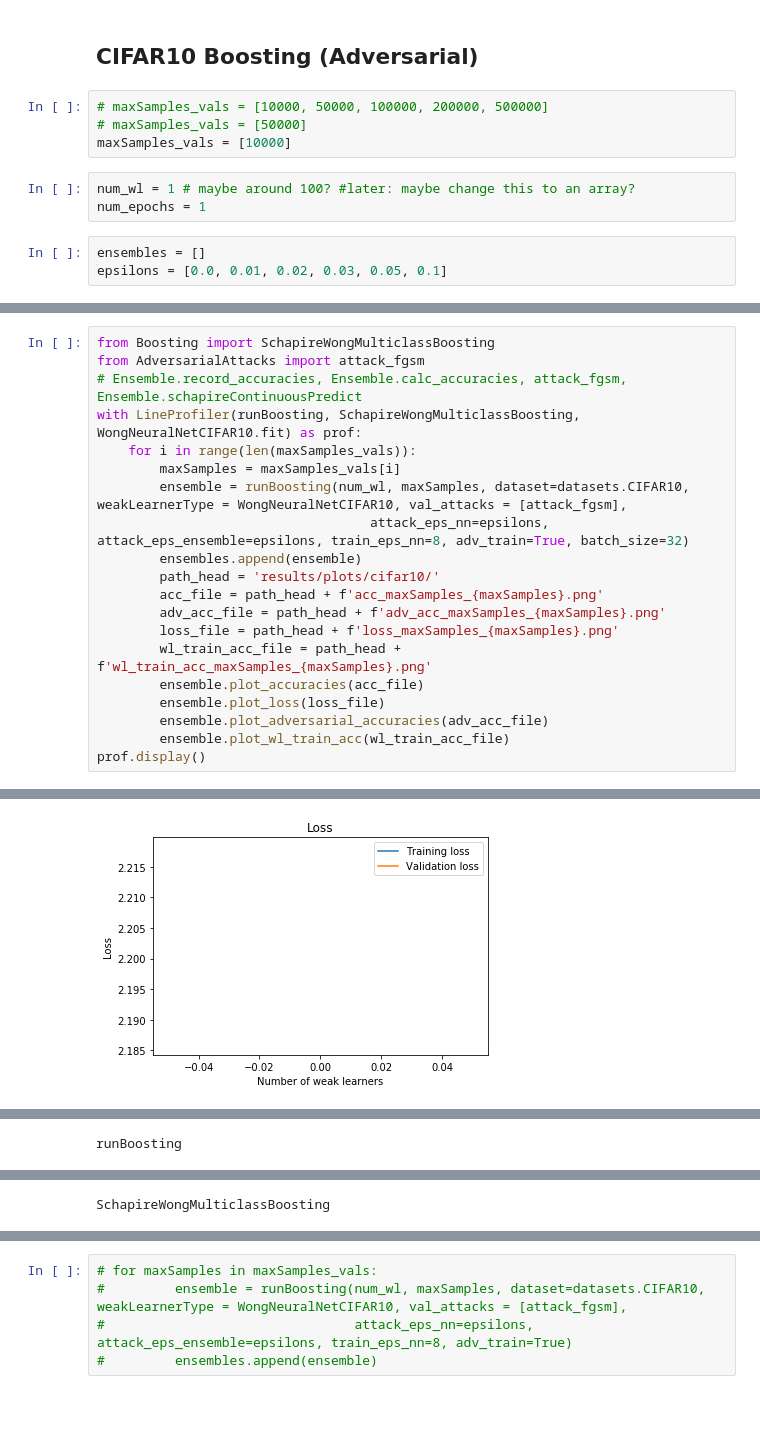
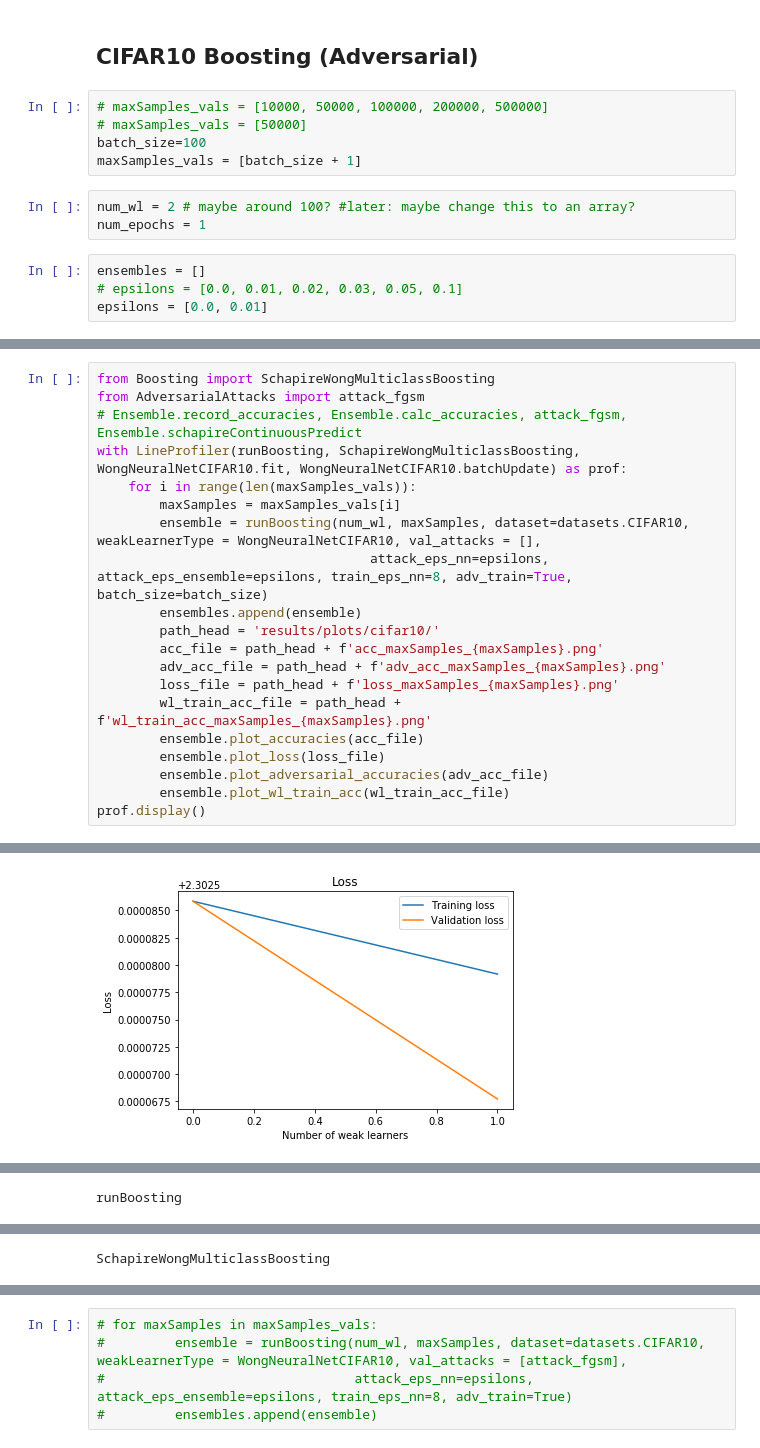
Before and after one commit to MLTheoryGT/AdversarialBoostingNeuralNets, a Jupyter notebook: CIFARAdversarial.ipynb, the cells around one changed output, grey strips where cells are left out. Drawn from its saved outputs; the diff is of its cells as text; blank space fills up the shorter version.

```diff
--- a/CIFARAdversarial.ipynb
+++ b/CIFARAdversarial.ipynb
@@ -38,10 +38,12 @@ cuda = torch.device('cuda:0')
 # %%
 # maxSamples_vals = [10000, 50000, 100000, 200000, 500000]
 # maxSamples_vals = [50000]
-maxSamples_vals = [10000]
+batch_size=100
+maxSamples_vals = [batch_size + 1]
 # %%
-num_wl = 1 # maybe around 100? #later: maybe change this to an array?
+num_wl = 2 # maybe around 100? #later: maybe change this to an array?
 num_epochs = 1
 # %%
 ensembles = []
-epsilons = [0.0, 0.01, 0.02, 0.03, 0.05, 0.1]
+# epsilons = [0.0, 0.01, 0.02, 0.03, 0.05, 0.1]
+epsilons = [0.0, 0.01]
@@ -49,11 +71,11 @@ epsilons = [0.0, 0.01, 0.02, 0.03, 0.05, 0.1]
 from Boosting import SchapireWongMulticlassBoosting
 from AdversarialAttacks import attack_fgsm
 # Ensemble.record_accuracies, Ensemble.calc_accuracies, attack_fgsm, Ensemble.schapireContinuousPredict
-with LineProfiler(runBoosting, SchapireWongMulticlassBoosting, WongNeuralNetCIFAR10.fit) as prof:
+with LineProfiler(runBoosting, SchapireWongMulticlassBoosting, WongNeuralNetCIFAR10.fit, WongNeuralNetCIFAR10.batchUpdate) as prof:
     for i in range(len(maxSamples_vals)):
         maxSamples = maxSamples_vals[i]
-        ensemble = runBoosting(num_wl, maxSamples, dataset=datasets.CIFAR10, weakLearnerType = WongNeuralNetCIFAR10, val_attacks = [attack_fgsm],
-                                   attack_eps_nn=epsilons, attack_eps_ensemble=epsilons, train_eps_nn=8, adv_train=True, batch_size=32)
+        ensemble = runBoosting(num_wl, maxSamples, dataset=datasets.CIFAR10, weakLearnerType = WongNeuralNetCIFAR10, val_attacks = [],
+                                   attack_eps_nn=epsilons, attack_eps_ensemble=epsilons, train_eps_nn=8, adv_train=True, batch_size=batch_size)
         ensembles.append(ensemble)
         path_head = 'results/plots/cifar10/'
         acc_file = path_head + f'acc_maxSamples_{maxSamples}.png'
@@ -88 +136 @@ Finished in 149.238866  s
-[figure, old version]
+[figure, new version]
```
Also changed, not shown: parts of 3 cells of this notebook, 3 other files.
